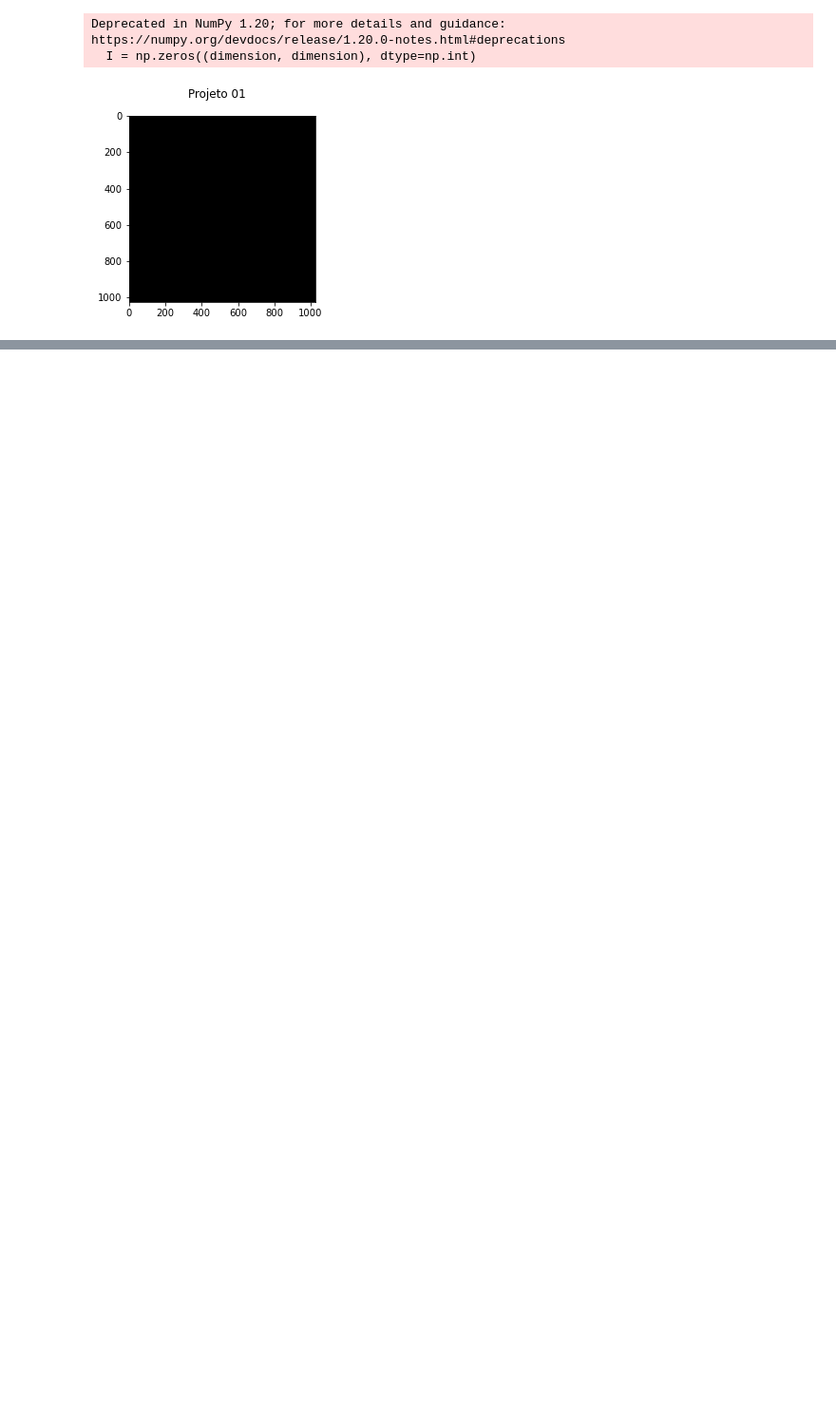
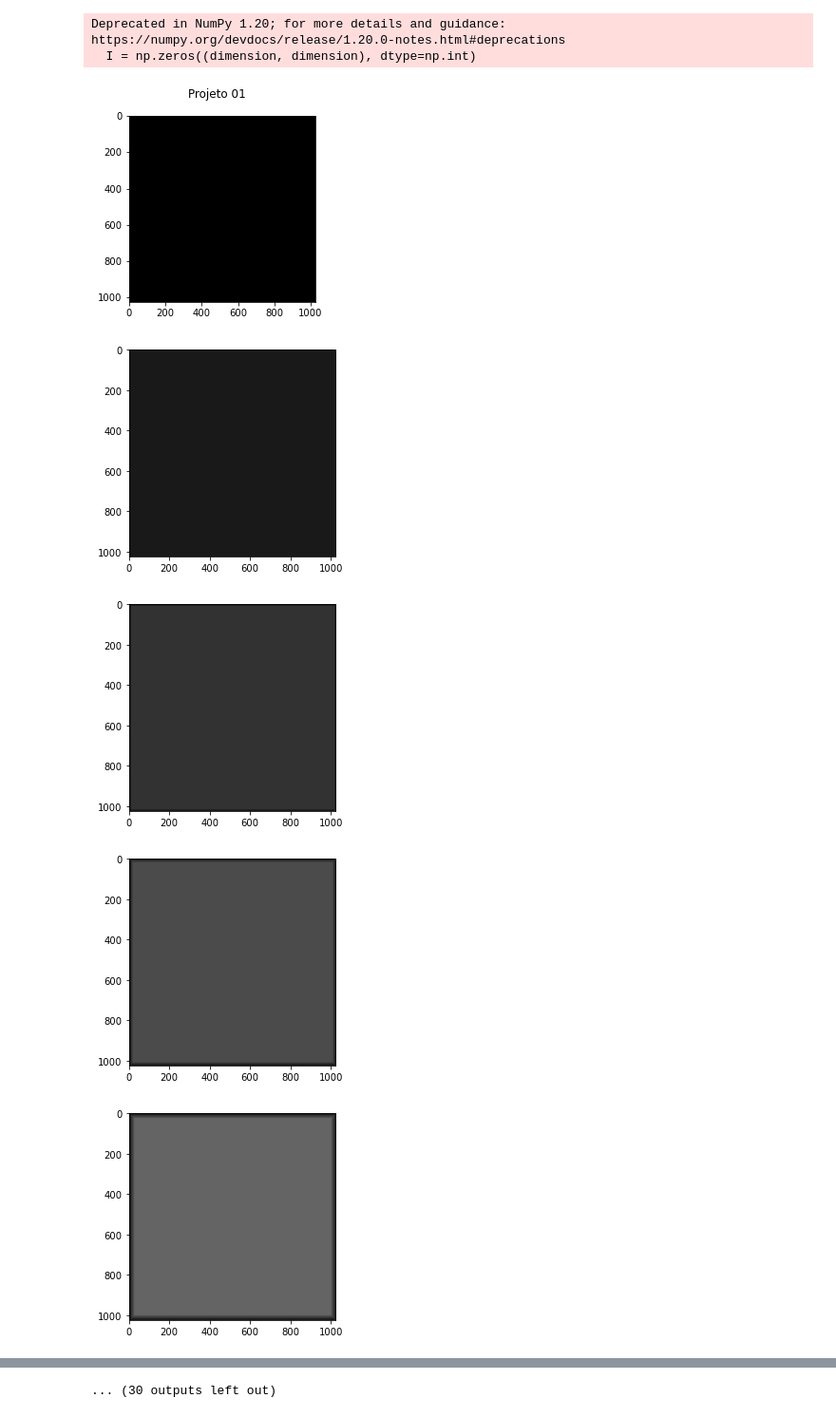
Before and after one commit to alcantaraf/PDI_2021_2, a Jupyter notebook: 02_Trabalhos_Individuais/Projeto_1/p1_tests.ipynb, the cells around one changed output, grey strips where cells are left out. Shown: that part at 95% size. Saved outputs shown, nothing was run; the diff lists cells and outputs as text; code cells hidden in the pictures; blank space fills up the shorter version.

```diff
--- a/02_Trabalhos_Individuais/Projeto_1/p1_tests.ipynb
+++ b/02_Trabalhos_Individuais/Projeto_1/p1_tests.ipynb
@@ -53,3 +54,26 @@ plt.draw()
 Deprecated in NumPy 1.20; for more details and guidance: https://numpy.org/devdocs/release/1.20.0-notes.html#deprecations
   I = np.zeros((dimension, dimension), dtype=np.int)
 [figure]
+# %%
+brilho = 0
+n = 0
+img = np.zeros((1024, 1024), dtype= np.uint8)
+plt.imshow(img, cmap = 'gray', vmin = 0, vmax = 255)
+plt.draw()
+a = input()
+while(a != '0'):
+      if(a == '1'):
+          brilho += 25
+          for i in range(n,1024-n):
+            for j in range(n,1024-n):
+                img[i][j] = brilho
+          plt.imshow(img, cmap = 'gray', vmin = 0, vmax = 255)
+          plt.draw()
+          n += 8
+      a = input()
+      plt.show()
+# %% [output]
+[figure, added]
+[figure, added]
+[figure, added]
+[figure, added]
@@ -55,0 +88 @@ Deprecated in NumPy 1.20; for more details and guidance: https://numpy.org/devdo
+... (30 outputs left out)
```
Also changed, not shown: parts of 11 cells of this notebook, 13 other files.
